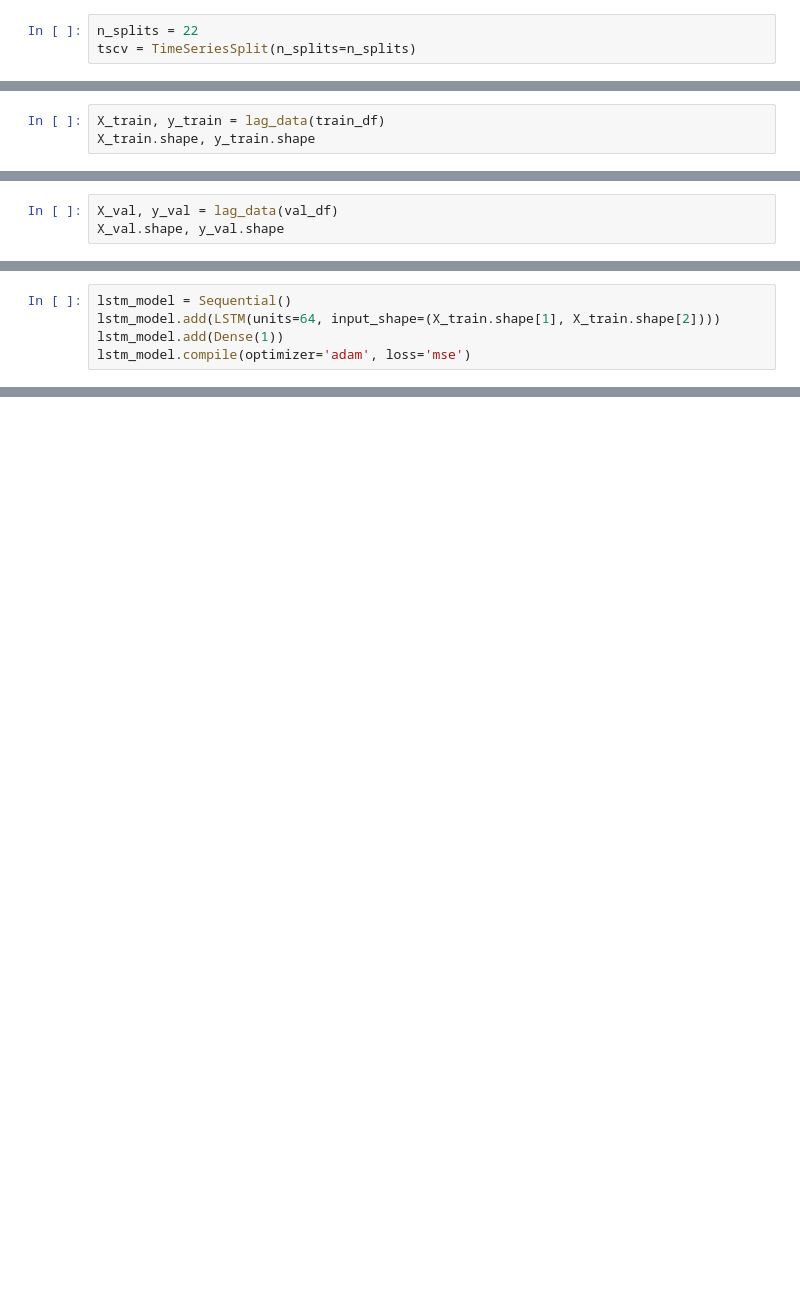
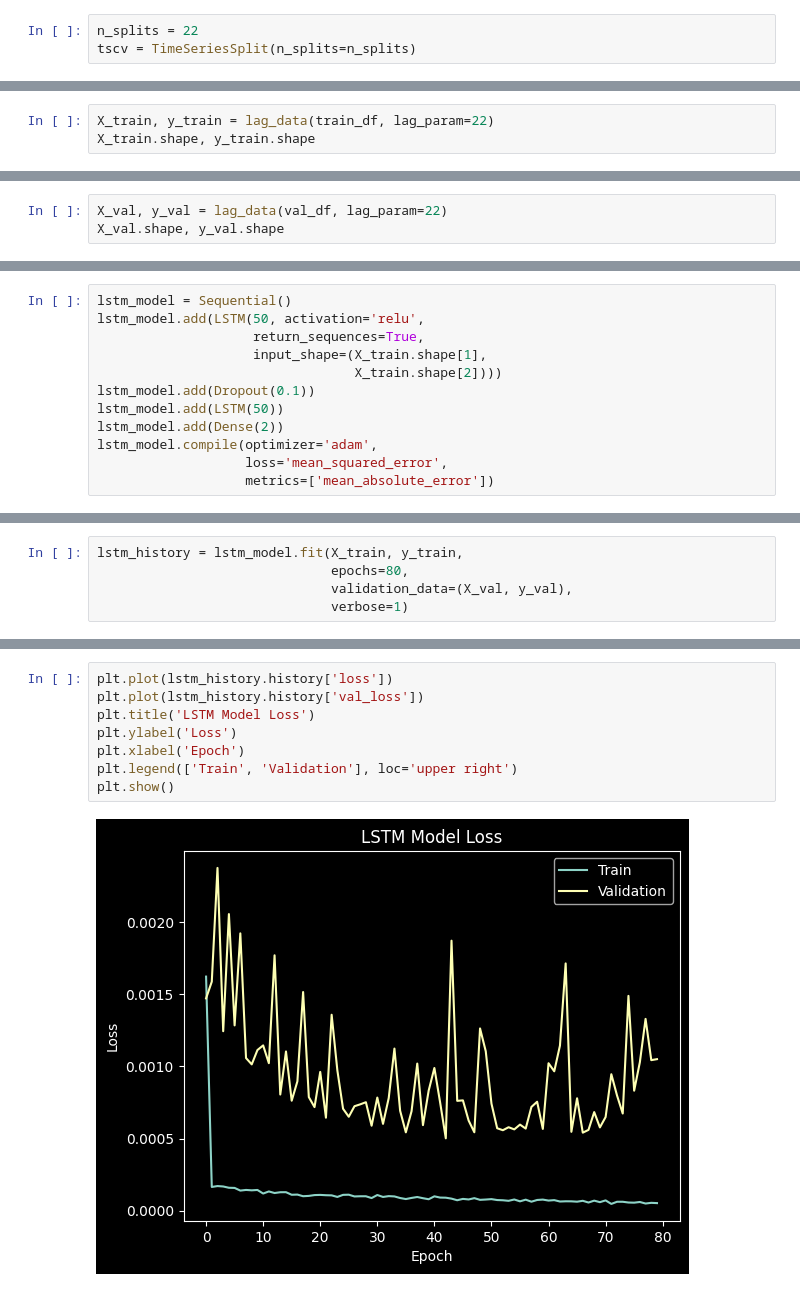
Before and after one commit to mverbytska/Custom-LSTM-with-Attention-for-FTS, a Jupyter notebook: experiment.ipynb, the cells around one changed output, grey strips where cells are left out. Saved outputs shown, nothing was run; the diff lists cells and outputs as text; blank space fills up the shorter version.

```diff
--- a/experiment.ipynb
+++ b/experiment.ipynb
@@ -219,4 +200,4 @@ def lag_data(df, lag_param=5):
 # %%
-X_train, y_train = lag_data(train_df)
+X_train, y_train = lag_data(train_df, lag_param=22)
 X_train.shape, y_train.shape
 # %% [output]
@@ -224,4 +205,4 @@ X_train.shape, y_train.shape
 # %%
-X_val, y_val = lag_data(val_df)
+X_val, y_val = lag_data(val_df, lag_param=22)
 X_val.shape, y_val.shape
 # %% [output]
@@ -229,8 +212,15 @@ X_val.shape, y_val.shape
 # %%
 lstm_model = Sequential()
-lstm_model.add(LSTM(units=64, input_shape=(X_train.shape[1], X_train.shape[2])))
-lstm_model.add(Dense(1))
-lstm_model.compile(optimizer='adam', loss='mse')
+lstm_model.add(LSTM(50, activation='relu',
+                    return_sequences=True,
+                    input_shape=(X_train.shape[1],
+                                 X_train.shape[2])))
+lstm_model.add(Dropout(0.1))
+lstm_model.add(LSTM(50))
+lstm_model.add(Dense(2))
+lstm_model.compile(optimizer='adam',
+                   loss='mean_squared_error',
+                   metrics=['mean_absolute_error'])
 # %%
 lstm_model.summary()
 # %% [output]
@@ -248,2 +242,7 @@ Trainable params: 18497 (72.25 KB)
 Non-trainable params: 0 (0.00 Byte)
 _________________________________________________________________
+# %%
+lstm_history = lstm_model.fit(X_train, y_train,
+                              epochs=80,
+                              validation_data=(X_val, y_val),
+                              verbose=1)
@@ -249,0 +271,10 @@ _________________________________________________________________
+# %%
+plt.plot(lstm_history.history['loss'])
+plt.plot(lstm_history.history['val_loss'])
+plt.title('LSTM Model Loss')
+plt.ylabel('Loss')
+plt.xlabel('Epoch')
+plt.legend(['Train', 'Validation'], loc='upper right')
+plt.show()
+# %% [output]
+[figure, added]
```
Also changed, not shown: parts of 31 cells of this notebook.
